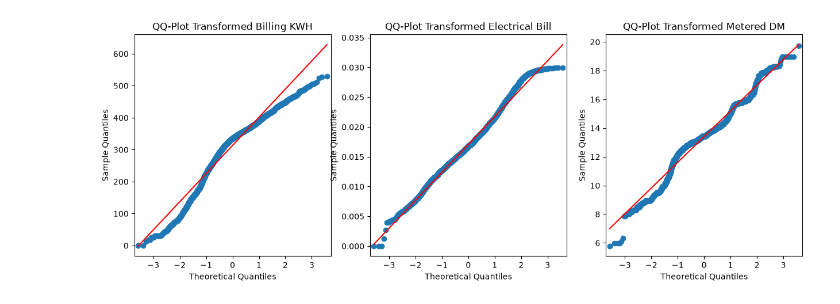
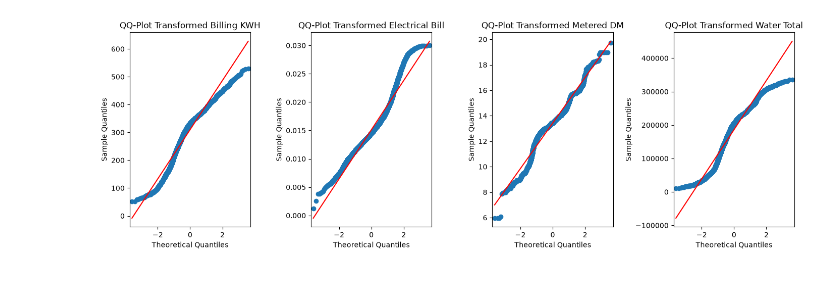
Before and after one commit to L0GN82/Paired-Sample-T-test, a Jupyter notebook: Electrical_Cost_per_Barrel_Paired_Ttest.ipynb, the cells around one changed output. Drawn from its saved outputs; the diff is of its cells as text; code cells hidden in the pictures.

```diff
--- a/Electrical_Cost_per_Barrel_Paired_Ttest.ipynb
+++ b/Electrical_Cost_per_Barrel_Paired_Ttest.ipynb
@@ -135,0 +176,7 @@ plt.show()
+# %%
+#Water Total transformed using the BoxCox transform
+transformed_water, lambda_water = stats.boxcox(filtered_df["Water Total"])
+
+filtered_df["Transformed Water Total"] = transformed_water
+
+print("Optimal lambda:", lambda_water)
@@ -136,16 +185,11 @@ plt.show()
 # %%
 #transforming the data to achieve normal distribution
-main_df["Transformed Billing KWH"] = np.sqrt(main_df["Billing KWH"])
-transformed, lam = stats.yeojohnson(main_df["Electrical Cost per Barrel"])
-main_df["Transformed Electrical Cost per Barrel"] = np.nan
-main_df.loc[
-    main_df["Electrical Cost per Barrel"].notna(),
-    "Transformed Electrical Cost per Barrel"
-] = transformed
-print("Optimal lambda:", lam)
-main_df["Transformed Metered DM"] = np.sqrt(main_df["Metered DM"])
+filtered_df["Transformed Billing KWH"] = np.sqrt(filtered_df["Billing KWH"])
+filtered_df["Transformed Metered DM"] = np.sqrt(filtered_df["Metered DM"])
+
+
 
 #Outliers removed to preserve data continuity
-main_df = main_df[main_df["Transformed Billing KWH"] < 600]
-#main_df = main_df[main_df["Transformed Electrical Cost per Barrel"] < 0.030]
-main_df = main_df[(main_df["Transformed Metered DM"] < 20) & (main_df["Transformed Metered DM"] > 5)]
+filtered_df = filtered_df[filtered_df["Transformed Billing KWH"] < 600]
+filtered_df = filtered_df[filtered_df["Transformed Electrical Cost per Barrel"] < 0.030]
+filtered_df = filtered_df[(filtered_df["Transformed Metered DM"] < 20) & (filtered_df["Transformed Metered DM"] > 5)]
@@ -169,20 +214,22 @@ plt.show()
 # %%
 # QQ-plots
-fig, axs = plt.subplots(1, 3, figsize = (15, 5))
+fig, axs = plt.subplots(1, 4, figsize = (17, 5))
 
-sm.qqplot(main_df["Transformed Billing KWH"], line = "s", ax=axs[0])
+sm.qqplot(filtered_df["Transformed Billing KWH"], line = "s", ax=axs[0])
 axs[0].set_title("QQ-Plot Transformed Billing KWH")
 
-sm.qqplot(main_df["Transformed Electrical Cost per Barrel"], line = "s", ax=axs[1])
+sm.qqplot(filtered_df["Transformed Electrical Cost per Barrel"], line = "s", ax=axs[1])
 axs[1].set_title("QQ-Plot Transformed Electrical Bill")
 
-sm.qqplot(main_df["Transformed Metered DM"], line = "s", ax=axs[2])
+sm.qqplot(filtered_df["Transformed Metered DM"], line = "s", ax=axs[2])
 axs[2].set_title("QQ-Plot Transformed Metered DM")
 
-plt.tight_layout
+sm.qqplot(filtered_df["Transformed Water Total"], line= "s", ax=axs[3])
+axs[3].set_title("QQ-Plot Transformed Water Total")
+fig.subplots_adjust(wspace=0.5)
 plt.show()
 # %% [output]
-[figure, old version]
+[figure, new version]
 # %%
 #Date Processing
 # Filtering the data to between pre and post workover.
```
Also changed, not shown: parts of 18 cells of this notebook, 8 other files.
